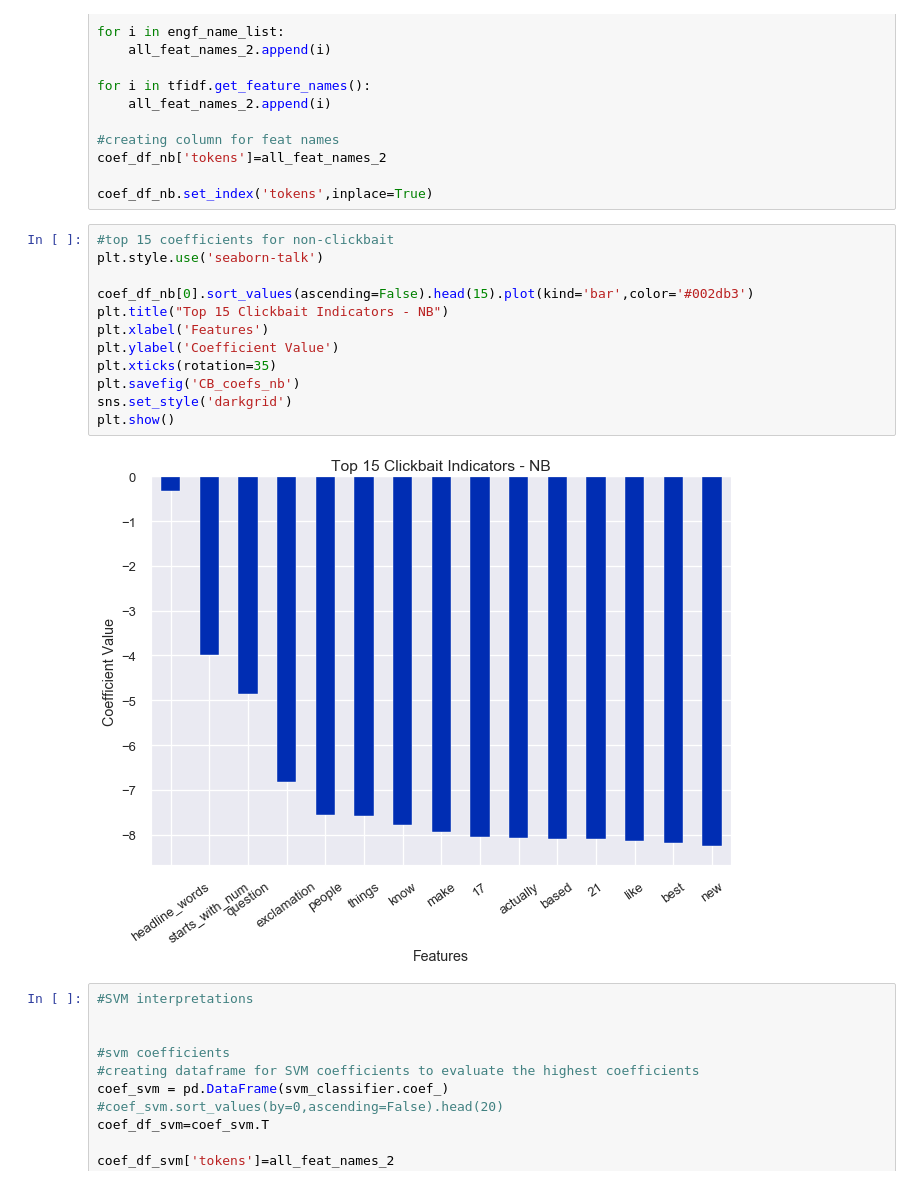
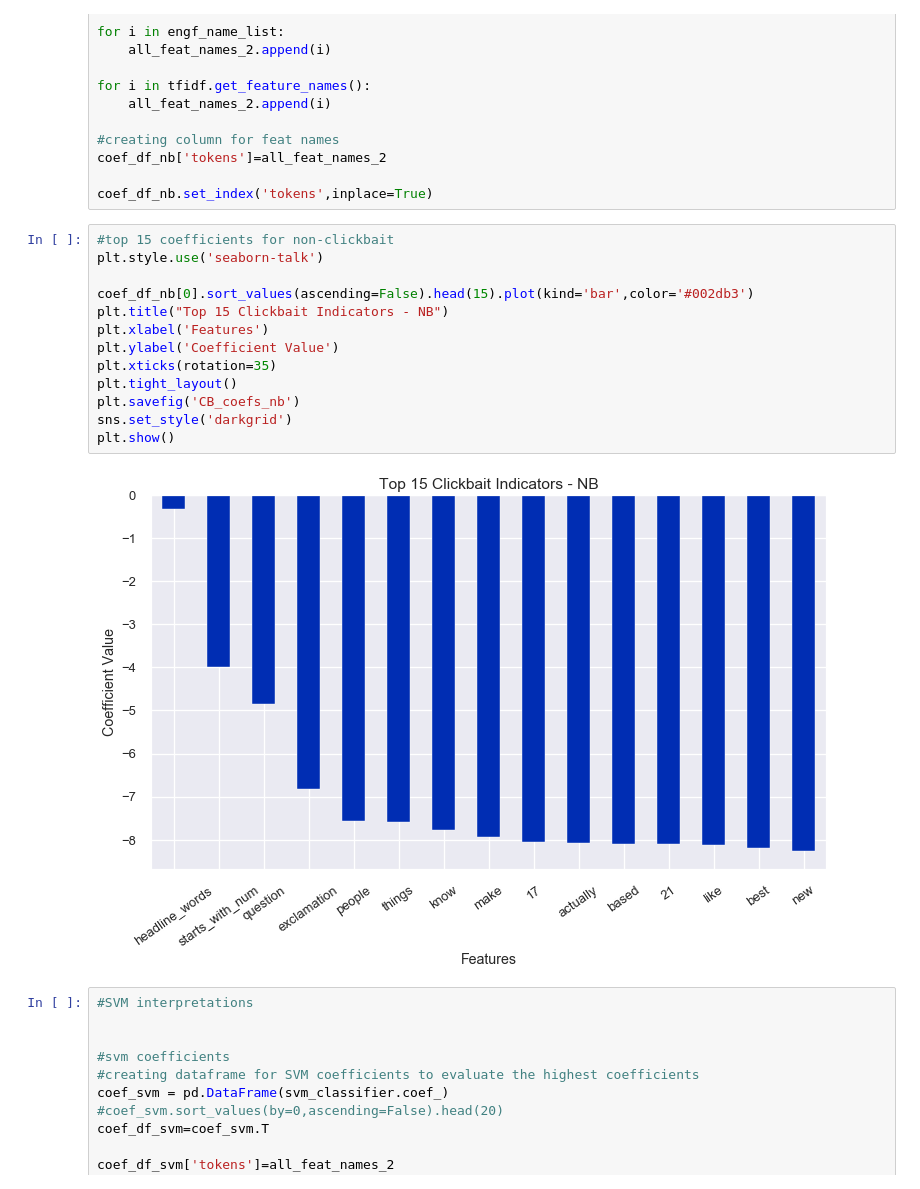
Before and after one commit to AlisonSalerno/clickbait_detector, a Jupyter notebook: final_mvp.ipynb, the cells around one changed output. Drawn from its saved outputs; the diff is of its cells as text.

```diff
--- a/final_mvp.ipynb
+++ b/final_mvp.ipynb
@@ -551,17 +553,18 @@ coef_df_nb.set_index('tokens',inplace=True)
 # %%
 #top 15 coefficients for non-clickbait
 plt.style.use('seaborn-talk')
 
 coef_df_nb[0].sort_values(ascending=False).head(15).plot(kind='bar',color='#002db3')
 plt.title("Top 15 Clickbait Indicators - NB")
 plt.xlabel('Features')
 plt.ylabel('Coefficient Value')
 plt.xticks(rotation=35)
+plt.tight_layout()
 plt.savefig('CB_coefs_nb')
 sns.set_style('darkgrid')
 plt.show()
 # %% [output]
-[figure, old version]
+[figure, new version]
 # %%
 #SVM interpretations
 
```
Also changed, not shown: parts of 1 cell of this notebook, 5 other files.
